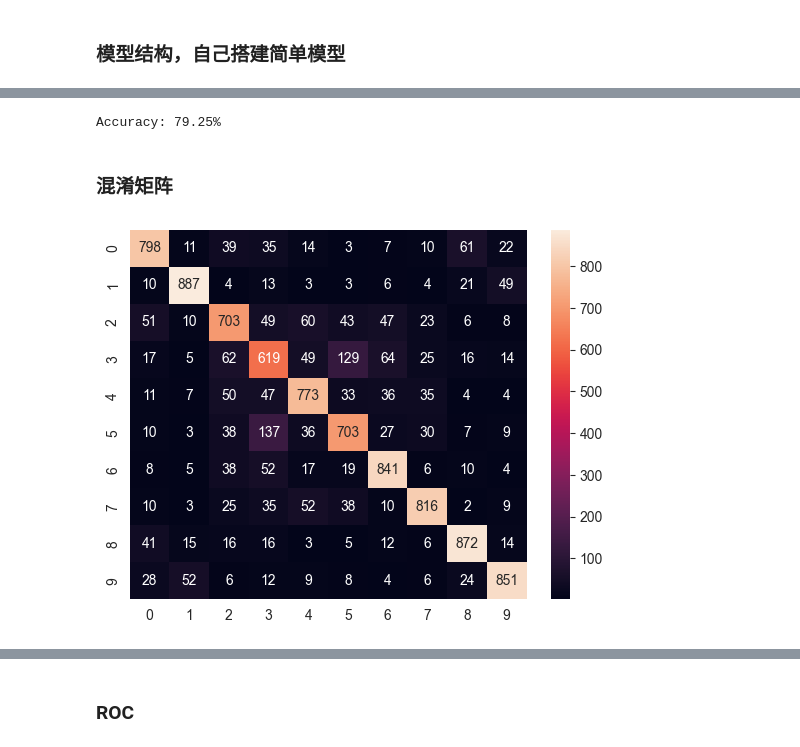
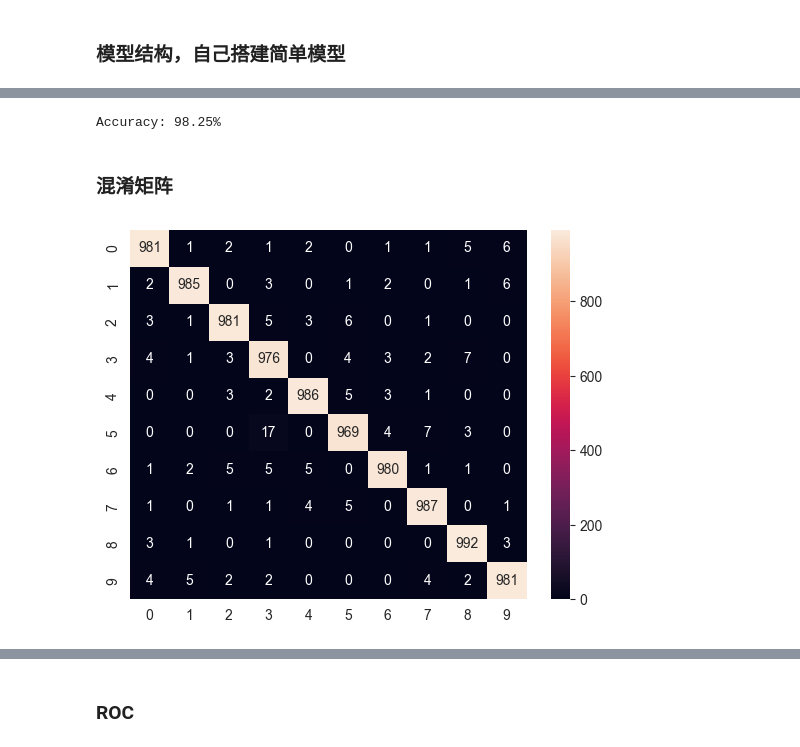
Before and after one commit to Echo-Nie/EchoMLGuide, a Jupyter notebook: CourseHomeWork/work5-CIFAR10.ipynb, the cells around one changed output, grey strips where cells are left out. Cells and saved outputs as stored; diff of their text form; code cells hidden in the pictures.

Commit message:
update CIFAR10, fix images

```diff
--- a/CourseHomeWork/work5-CIFAR10.ipynb
+++ b/CourseHomeWork/work5-CIFAR10.ipynb
@@ -19,7 +20,7 @@ transform = transforms.Compose([
 ])
 
 # 如果没下载数据集的话，将download调成True
-trainset = torchvision.datasets.CIFAR10(root='./data5', train=True, download=False, transform=transform)
+trainset = torchvision.datasets.CIFAR10(root='./data5', train=False, download=False, transform=transform)
 testset = torchvision.datasets.CIFAR10(root='./data5', train=False, download=False, transform=transform)
 # %%
 batch_size = 64
@@ -120,7 +121,7 @@ optimizer = optim.SGD(net.parameters(), lr=0.001, momentum=0.9)
 
 # 开始训练模型
 start_time = time.time()  # 记录训练开始时间
-for epoch in range(10):  # 训练 10 个 epoch
+for epoch in range(200):  # 训练 100 个 epoch
     running_loss = 0.0  # 初始化每轮的累计损失
     for i, data in enumerate(trainloader, 0):  # 遍历训练数据加载器
         inputs, labels = data[0].to(device), data[1].to(device)  # 将输入数据和标签移动到指定设备（如 GPU）
@@ -134,7 +135,7 @@ for epoch in range(10):  # 训练 10 个 epoch
         # 每 100 批次打印一次详细信息
         if i % 100 == 99:
             avg_loss = running_loss / 100  # 计算平均损失
-            print(f'[Epoch {epoch + 1}/{10}, Batch {i + 1}/{len(trainloader)}] '
+            print(f'[Epoch {epoch + 1}/{100}, Batch {i + 1}/{len(trainloader)}] '
                   f'Average Loss: {avg_loss:.4f} | '
                   f'Current Batch Loss: {loss.item():.4f} | '
                   f'Running Loss: {running_loss:.4f}')
@@ -185,28 +186,28 @@ with torch.no_grad():
 accuracy = 100 * correct_predictions / total_samples
 print(f'Accuracy: {accuracy:.2f}%')  # 打印准确率
 # %% [output]
-Accuracy: 79.25%
+Accuracy: 98.25%
 # %% [markdown]
 ### 混淆矩阵
 # %%
-# from sklearn.metrics import confusion_matrix
-# import seaborn as sns
-# import matplotlib.pyplot as plt
-#
-# all_preds, all_labels = [], []
-# with torch.no_grad():
-#     for data in testloader:
-#         images, labels = data[0].to(device), data[1].to(device)
-#         outputs = net(images)
-#         _, predicted = torch.max(outputs, 1)
-#         all_preds.extend(predicted.cpu().numpy())
-#         all_labels.extend(labels.cpu().numpy())
-#
-# cm = confusion_matrix(all_labels, all_preds)
-# sns.heatmap(cm, annot=True, fmt='d')
-# plt.show()
+from sklearn.metrics import confusion_matrix
+import seaborn as sns
+import matplotlib.pyplot as plt
+
+all_preds, all_labels = [], []
+with torch.no_grad():
+    for data in testloader:
+        images, labels = data[0].to(device), data[1].to(device)
+        outputs = net(images)
+        _, predicted = torch.max(outputs, 1)
+        all_preds.extend(predicted.cpu().numpy())
+        all_labels.extend(labels.cpu().numpy())
+
+cm = confusion_matrix(all_labels, all_preds)
+sns.heatmap(cm, annot=True, fmt='d')
+plt.show()
 # %% [output]
-[figure, old version]
+[figure, new version]
 # %%
 from sklearn.metrics import confusion_matrix
 import seaborn as sns
```
Also changed, not shown: parts of 9 cells of this notebook, 2 other files.
